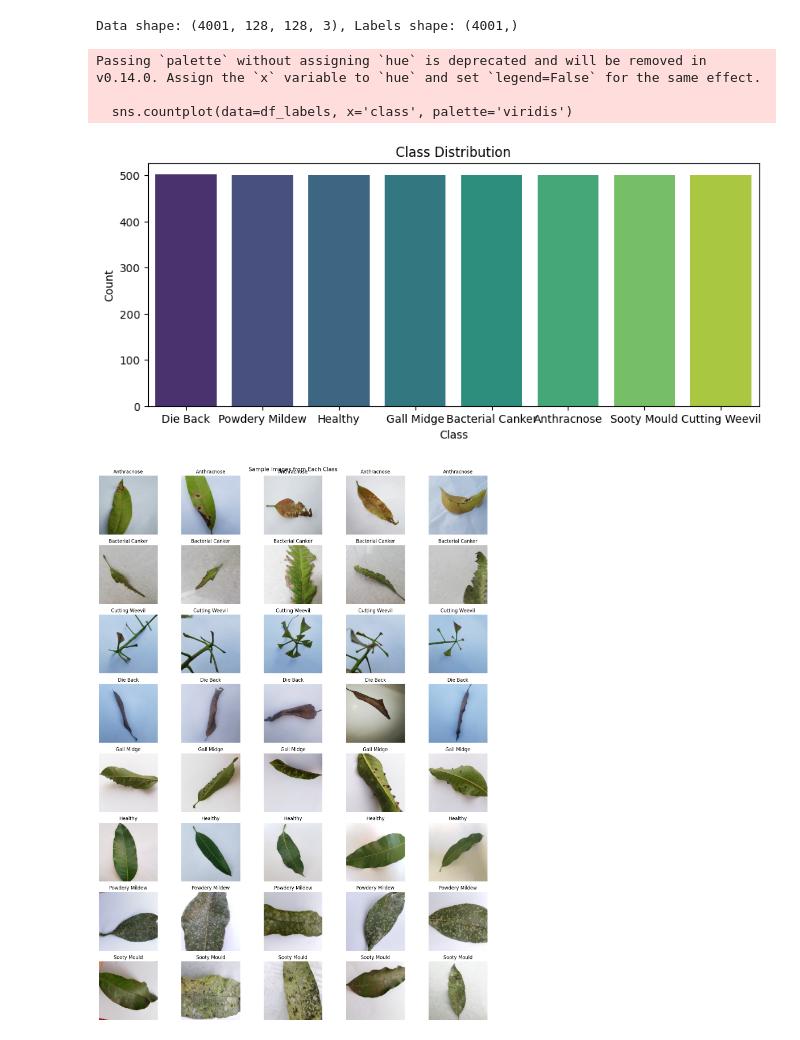
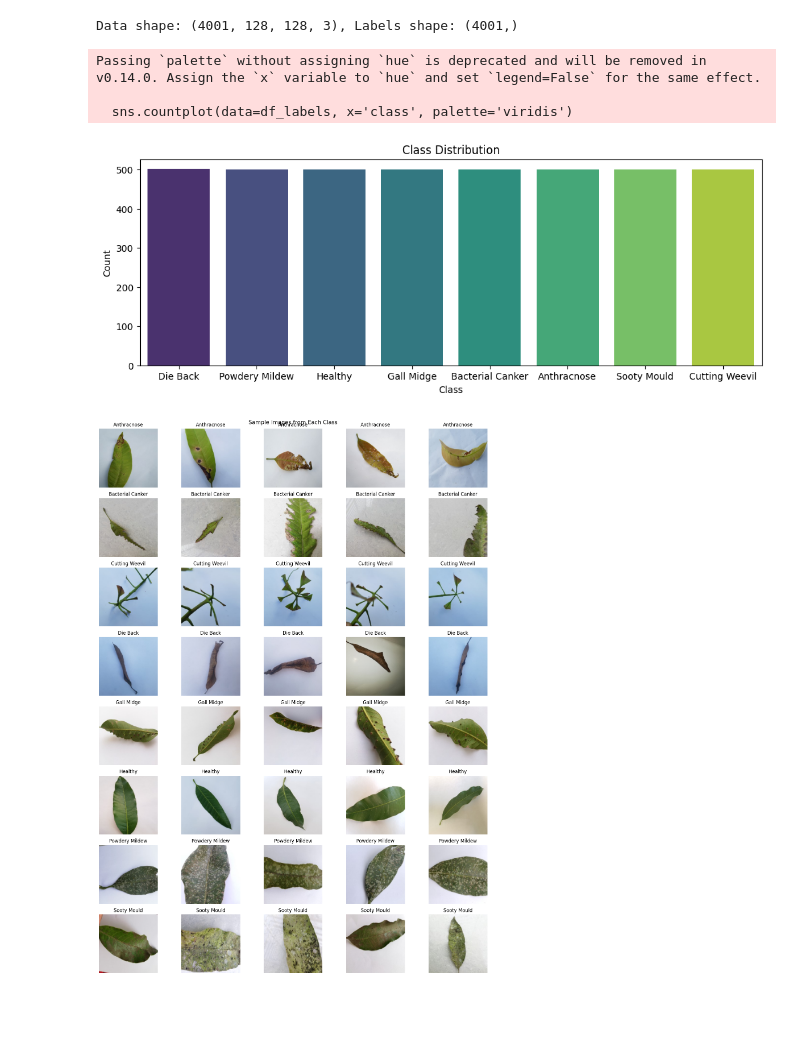
Before and after one commit to Safa30/Lab1_CSE475, a Jupyter notebook: CSE475_Lab_1_(a)Mango_leaf_disease_classification_using_RF_and_DT.ipynb, the cells around one changed output. Saved outputs shown, nothing was run; the diff lists cells and outputs as text; code cells hidden in the pictures; blank space fills up the shorter version.

```diff
--- a/CSE475_Lab_1_(a)Mango_leaf_disease_classification_using_RF_and_DT.ipynb
+++ b/CSE475_Lab_1_(a)Mango_leaf_disease_classification_using_RF_and_DT.ipynb
@@ -51,17 +51,17 @@ Data shape: (4001, 128, 128, 3), Labels shape: (4001,)
 # %%
 # Convert labels to a DataFrame for easier visualization
 df_labels = pd.DataFrame(labels, columns=['class'])
-plt.figure(figsize=(10, 4))
+plt.figure(figsize=(12, 4))
 sns.countplot(data=df_labels, x='class', palette='viridis')
 plt.title("Class Distribution")
 plt.xlabel("Class")
 plt.ylabel("Count")
 plt.show()
 # %% [output]
 Passing `palette` without assigning `hue` is deprecated and will be removed in v0.14.0. Assign the `x` variable to `hue` and set `legend=False` for the same effect.
 
   sns.countplot(data=df_labels, x='class', palette='viridis')
-[figure, old version]
+[figure, new version]
 # %%
 import random
 classes = np.unique(labels)
```
